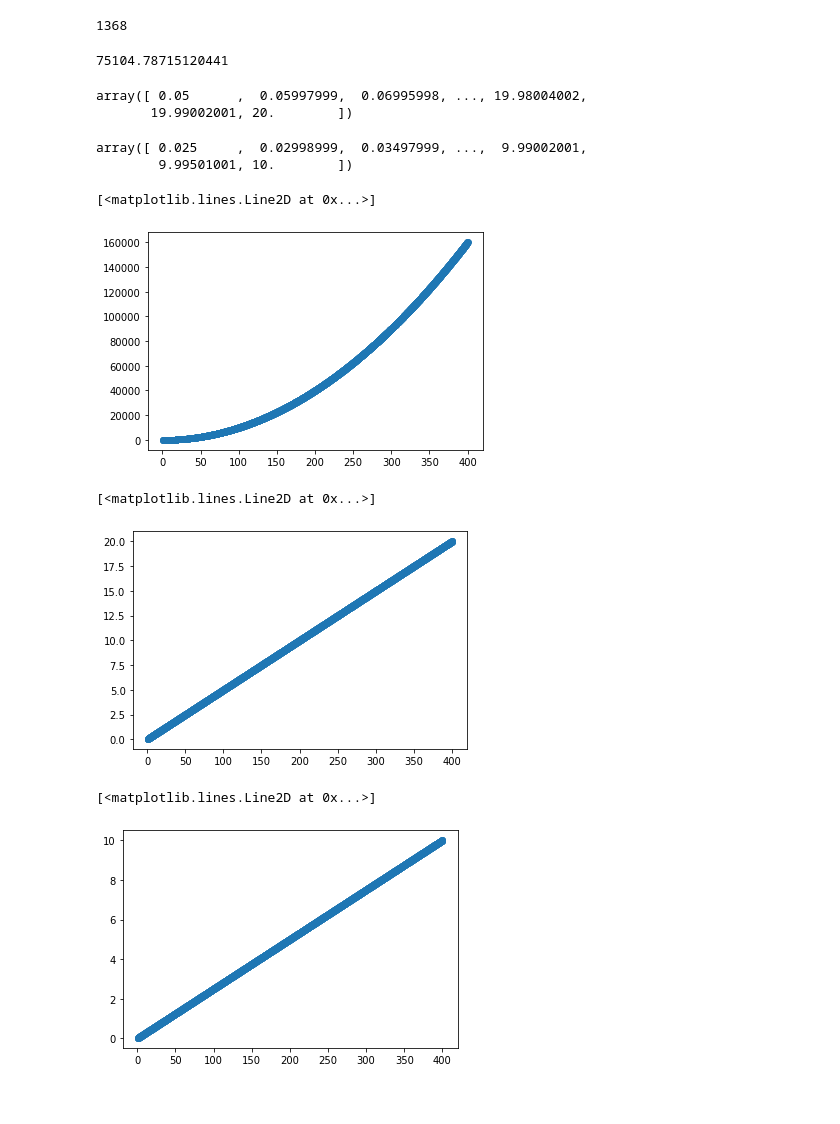
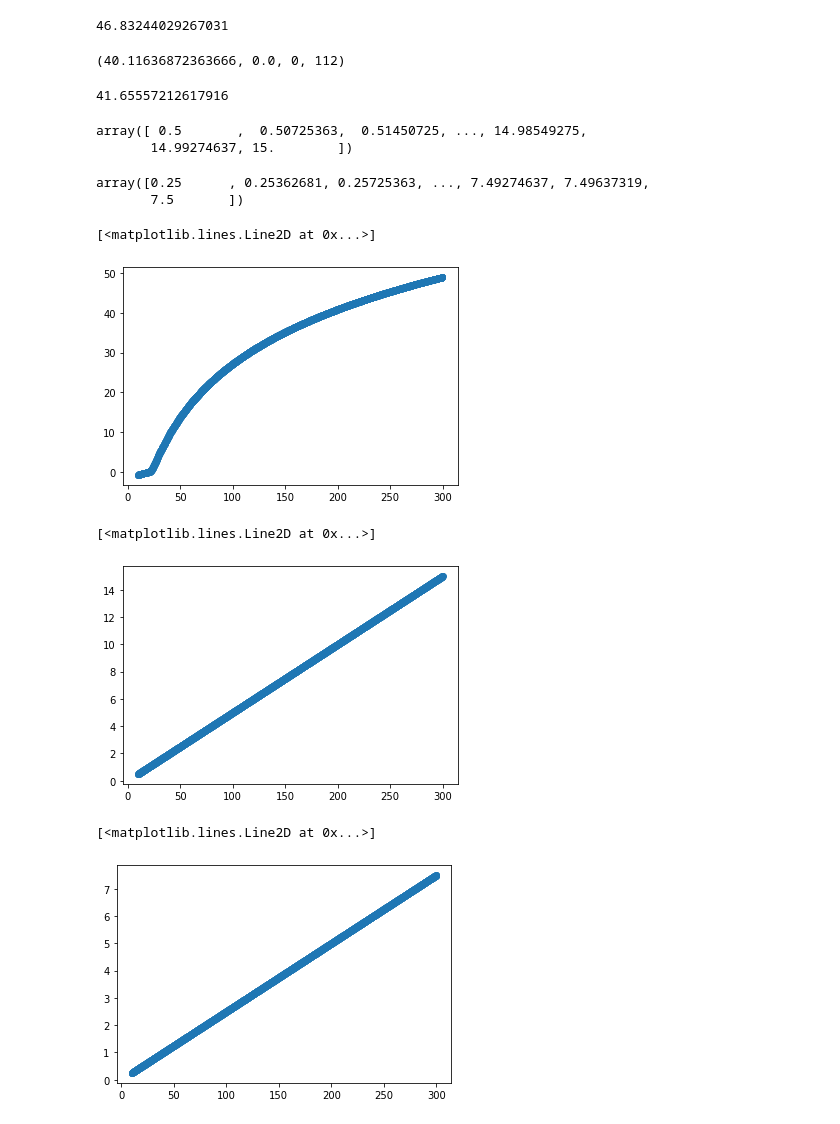
Before and after one commit to MasterOfOrigin/TCM, a Jupyter notebook: Reinforcement_Sol.ipynb, the cells around one changed output. Drawn from its saved outputs; the diff is of its cells as text; code cells hidden in the pictures.

```diff
--- a/Reinforcement_Sol.ipynb
+++ b/Reinforcement_Sol.ipynb
@@ -111,7 +96,7 @@ array([3.   , 3.024, 3.049, 3.074, 3.099, 3.124, 3.15 , 3.175, 3.201,
 class Model(object):
     """
     """
-    def __init__(self, N=1, beta=0.9, g_x=0.01, g_a=0.015, a_bar=1000,
+    def __init__(self, N=1, beta=0.95, g_x=0.01, g_a=0.015, a_bar=1000,
                  eta=1, u_bar=0,
                  xmin=3, xmax=10000, nx=1000):
         # calculate g from g_a and g_x
@@ -190,13 +175,13 @@ class GeneralSolution:
             if verbose and it%nskipprint == 0:
                 print(it, dist)
 
-#         # After finishing iteration, iterate to convergence using policy
-#         if not isinstance(self, IterateOnPolicy):
-#             sol_iop = IterateOnPolicy(self.ncgm, self)
-#             cp, wp, VF = sol_iop.solve(tol=tol)
+        # After finishing iteration, iterate to convergence using policy
+        if not isinstance(self, IterateOnPolicy):
+            sol_iop = IterateOnPolicy(self.ncgm, self)
+            cp, wp, VF = sol_iop.solve(tol=tol)
 
-#             # Save final versions of everything
-#             self.CP, self.WP, self.VF = cp, wp, VF
+            # Save final versions of everything
+            self.CP, self.WP, self.VF = cp, wp, VF
 
         return self.CP, self.WP, self.VF
 
@@ -240,7 +225,7 @@ class GeneralSolution:
             if u_t + beta*m_t*v_prime < u_corner:
                 return u_corner, 0, 0, t+1
 
-            return u_t + v_prime, m_t*m_prime, final_state, nperiods
+            return u_t + beta*m_t*v_prime, m_t*m_prime, final_state, nperiods
 
         return recurse_bellman(X, 0)
 # %%
@@ -359,7 +344,7 @@ class QRL(GeneralSolution):
 
         return cp, wp, VF
 # %%
-ncgm = Model(N=1, a_bar=1000, xmin=1,xmax=400, nx=2000)
+ncgm = Model(N=1, a_bar=100000, g_x=0.05, beta=0.95, xmin=10,xmax=300, nx=2000)
 
 # # First guess
 # vp = IterateOnPolicy(ncgm)
@@ -389,39 +389,45 @@ array([  1.       ,   1.1995998,   1.3991996, ..., 399.6008004,
 # %%
-np.searchsorted(new_sol.xgrid, 274, side='left')
+x = 270
+idx = np.searchsorted(new_sol.xgrid, x, side='left')
+new_sol.VF[idx]
 # %% [output]
-1368
+46.83244029267031
+# %%
+new_sol.simulate(270,200,s=0.8)
+# %% [output]
+(40.11636872363666, 0.0, 0, 112)
 # %%
 new_sol.VF[1368]
 # %% [output]
-75104.78715120441
+41.65557212617916
 # %%
 new_sol.CP
 # %% [output]
-array([ 0.05      ,  0.05997999,  0.06995998, ..., 19.98004002,
-       19.99002001, 20.        ])
+array([ 0.5       ,  0.50725363,  0.51450725, ..., 14.98549275,
+       14.99274637, 15.        ])
 # %%
 new_sol.WP
 # %% [output]
-array([ 0.025     ,  0.02998999,  0.03497999, ...,  9.99002001,
-        9.99501001, 10.        ])
+array([0.25      , 0.25362681, 0.25725363, ..., 7.49274637, 7.49637319,
+       7.5       ])
 # %%
 X = new_sol.xgrid
-xmax = 200000
+xmax = 300
 xnew = np.arange(1,xmax,1)
 max_idx = np.argmax(X[X < xmax]) + 1
 
 
 plt.plot(X[:max_idx], new_sol.VF[:max_idx], 'o')
 # %% [output]
 [<matplotlib.lines.Line2D at 0x...>]
-[figure, old version]
+[figure, new version]
 # %%
 plt.plot(X[:max_idx], new_sol.CP[:max_idx], 'o')
 # %% [output]
 [<matplotlib.lines.Line2D at 0x...>]
-[figure, old version]
+[figure, new version]
 # %%
 plt.plot(X[:max_idx], new_sol.WP[:max_idx], 'o')
 # %% [output]
 [<matplotlib.lines.Line2D at 0x...>]
-[figure, old version]
+[figure, new version]
```
Also changed, not shown: parts of 6 cells of this notebook, 1 other file.
